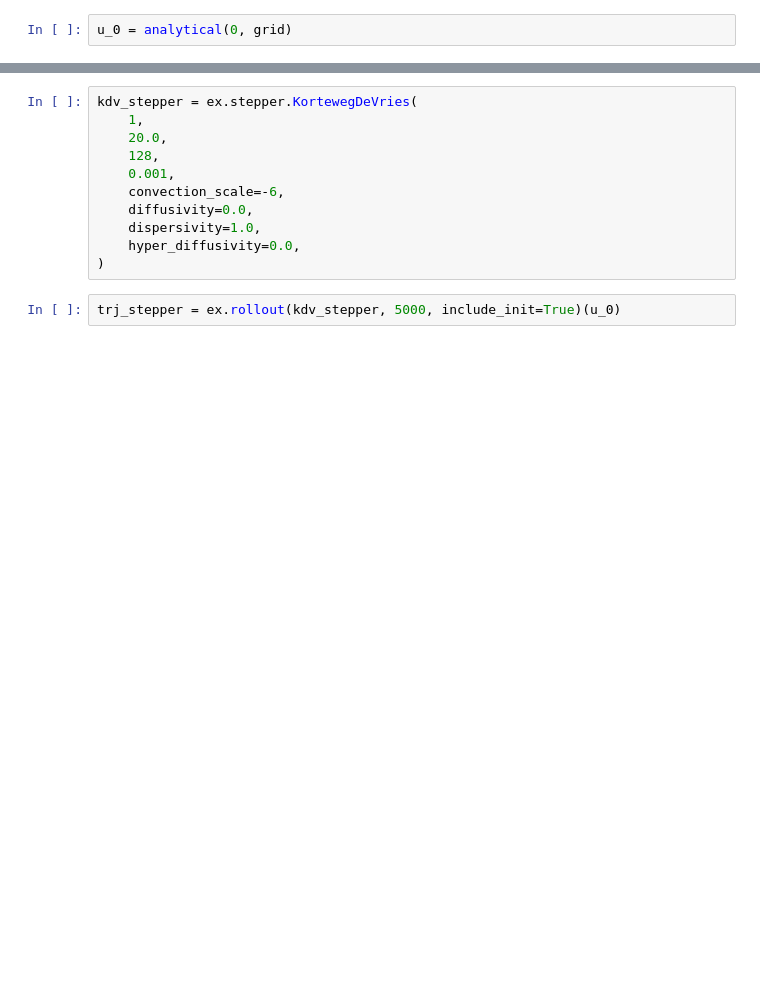
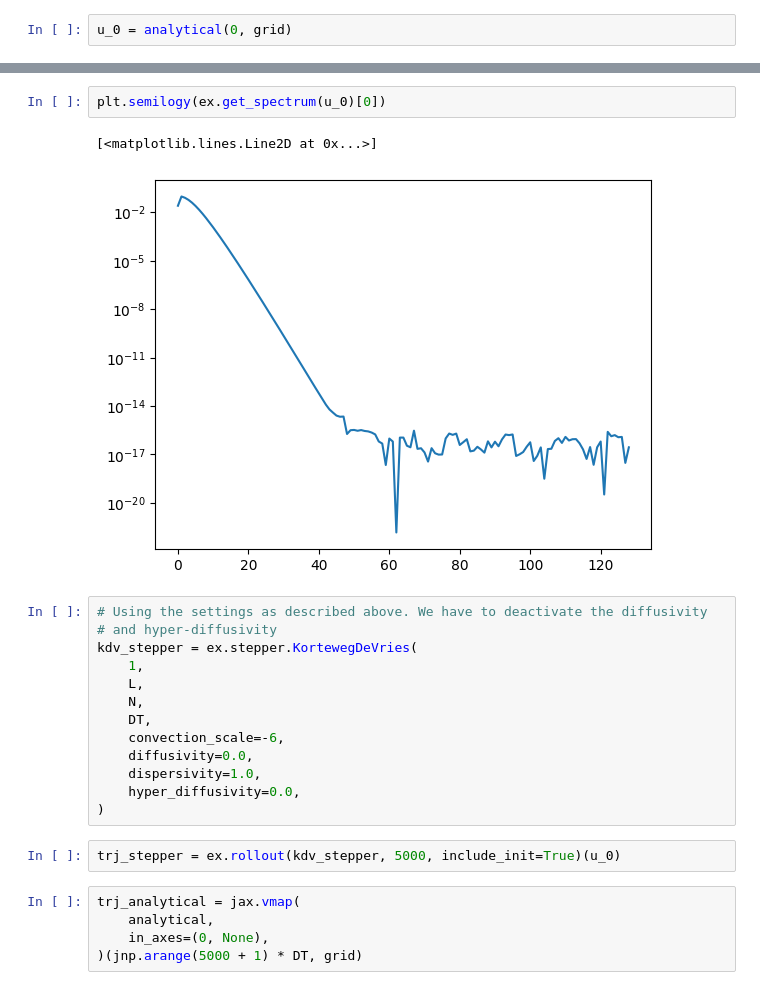
Before and after one commit to Ceyron/exponax, a Jupyter notebook: validation/validate_kdv_against_analytical_soliton.ipynb, the cells around one changed output, grey strips where cells are left out. Saved outputs shown, nothing was run; the diff lists cells and outputs as text; blank space fills up the shorter version.

```diff
--- a/validation/validate_kdv_against_analytical_soliton.ipynb
+++ b/validation/validate_kdv_against_analytical_soliton.ipynb
@@ -26,9 +47,16 @@ ex.viz.plot_state_1d(u_0)
+# %%
+plt.semilogy(ex.get_spectrum(u_0)[0])
+# %% [output]
+[<matplotlib.lines.Line2D at 0x...>]
+[figure, added]
 # %%
+# Using the settings as described above. We have to deactivate the diffusivity
+# and hyper-diffusivity
 kdv_stepper = ex.stepper.KortewegDeVries(
     1,
-    20.0,
-    128,
-    0.001,
+    L,
+    N,
+    DT,
     convection_scale=-6,
     diffusivity=0.0,
     dispersivity=1.0,
@@ -36,3 +64,8 @@ kdv_stepper = ex.stepper.KortewegDeVries(
 )
 # %%
 trj_stepper = ex.rollout(kdv_stepper, 5000, include_init=True)(u_0)
+# %%
+trj_analytical = jax.vmap(
+    analytical,
+    in_axes=(0, None),
+)(jnp.arange(5000 + 1) * DT, grid)
```
Also changed, not shown: parts of 16 cells of this notebook.
